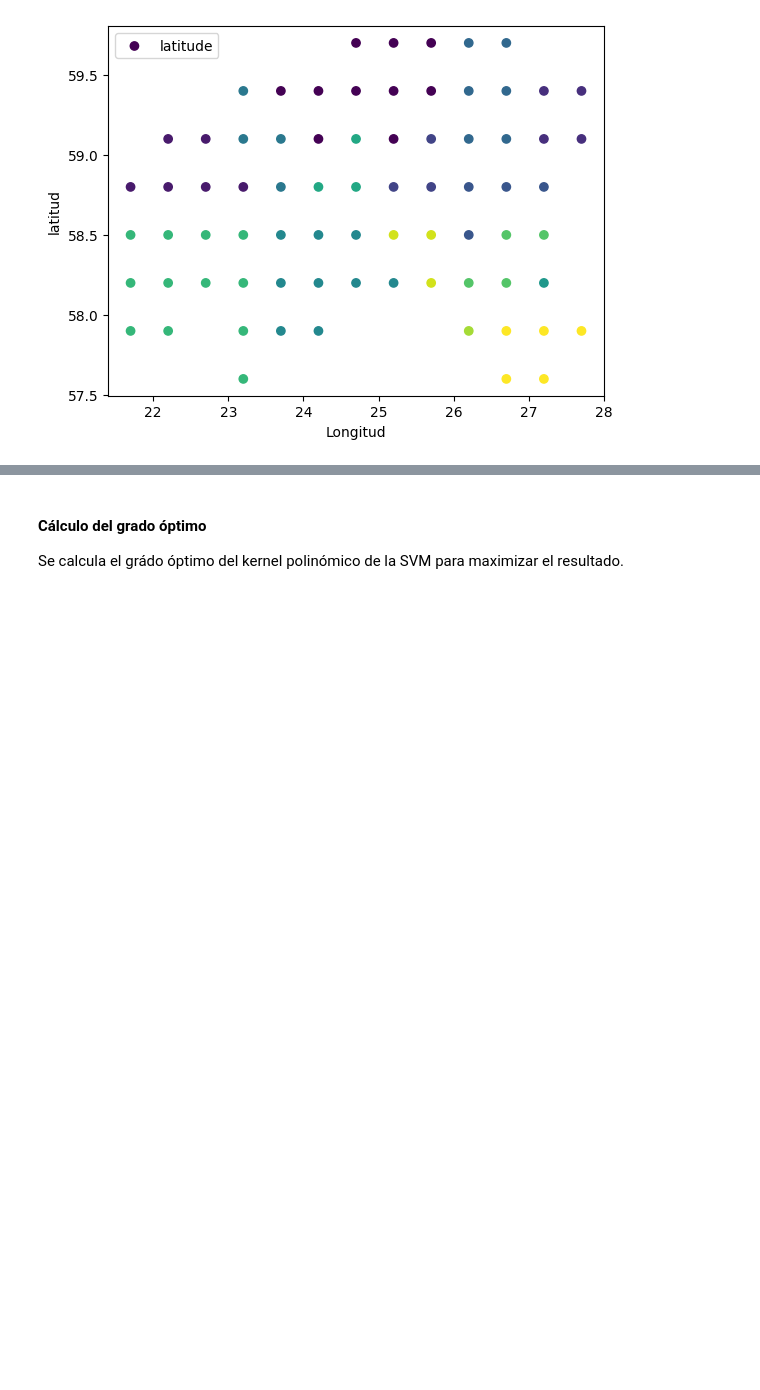
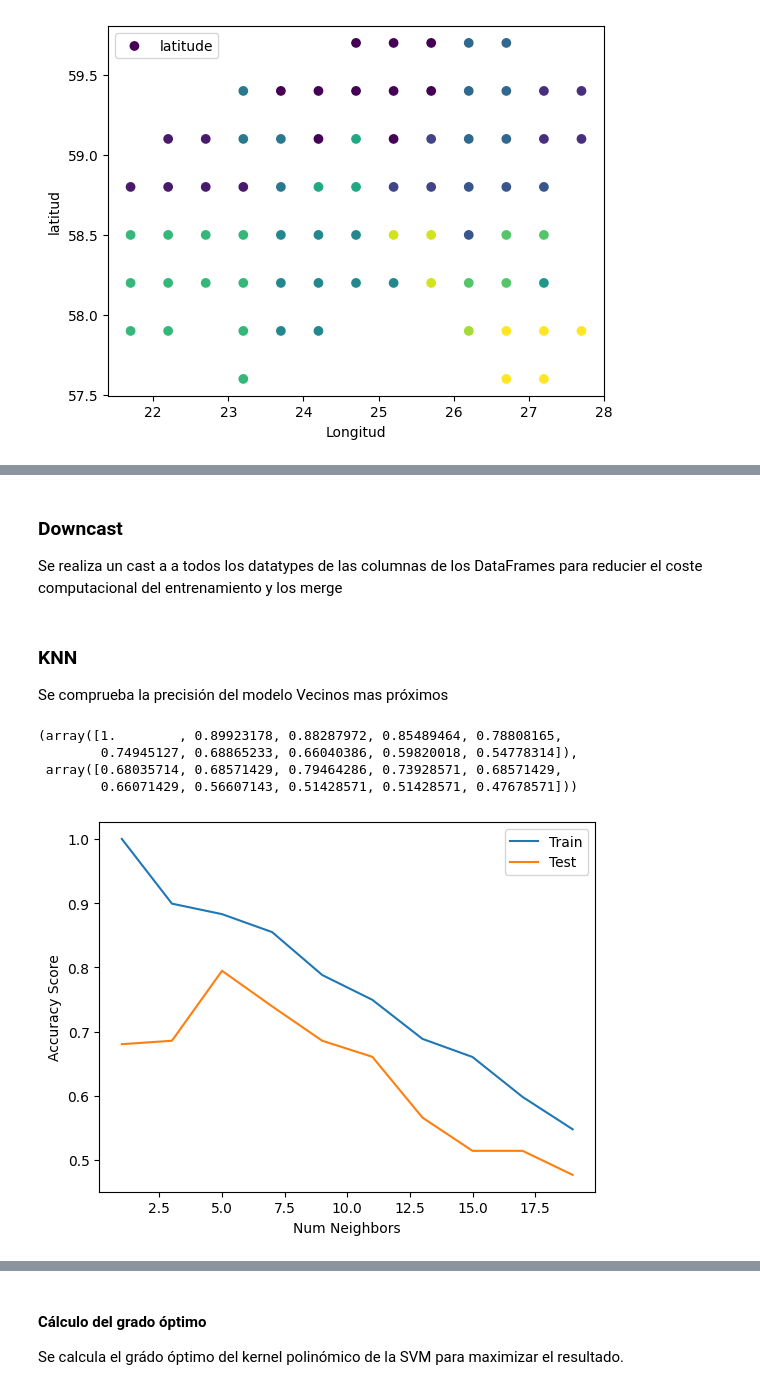
Before and after one commit to pabbuen/TFG-ProduccionElectrica, a Jupyter notebook: codigo/notebooks/preprocesamiento.ipynb, the cells around one changed output, grey strips where cells are left out. Drawn from its saved outputs; the diff is of its cells as text; code cells hidden in the pictures; blank space fills up the shorter version.

```diff
--- a/codigo/notebooks/preprocesamiento.ipynb
+++ b/codigo/notebooks/preprocesamiento.ipynb
@@ -193,3 +194,26 @@ class oculta_rbf:
                 2.0*(self.sigma**2)
             )
         )
+# %%
+class RBF_SVM:
+    def __init__(self, n_clusters:int, degree:int, scale=False):
+        self.oculta = oculta_rbf(n_clusters)
+        self.svm = SVC(kernel='poly', degree=degree)
+        self.scale=scale
+        self.scaler = MinMaxScaler()
+
+    def fit(self, X, y):
+        if self.scale:
+            X = self.scaler.fit_transform(X)
+        self.oculta.fit(X)
+        self.svm.fit(self.oculta.predict(X), y)
+
+    def predict(self, X):
+        if self.scale:
+            X = self.scaler.transform(X)
+        return self.svm.predict(self.oculta.predict(X))
+
+    def score(self, X, y):
+        if self.scale:
+            X = self.scaler.transform(X)
+        return self.svm.score(self.oculta.predict(X), y)
@@ -195,0 +336,5 @@ class oculta_rbf:
+# %% [markdown]
+### Downcast
+Se realiza un cast a a todos los datatypes de las columnas
+de los DataFrames para reducier el coste computacional del
+entrenamiento y los merge
@@ -195,0 +344,24 @@ class oculta_rbf:
+# %% [markdown]
+### KNN
+Se comprueba la precisión del modelo Vecinos mas próximos
+# %%
+train_scores, test_scores = get_scores(X, y, n_neighbors, KNeighborsClassifier)
+# %%
+train_scores, test_scores
+# %% [output]
+(array([1.        , 0.89923178, 0.88287972, 0.85489464, 0.78808165,
+        0.74945127, 0.68865233, 0.66040386, 0.59820018, 0.54778314]),
+ array([0.68035714, 0.68571429, 0.79464286, 0.73928571, 0.68571429,
+        0.66071429, 0.56607143, 0.51428571, 0.51428571, 0.47678571]))
+# %%
+plot_lines(
+    n_neighbors,
+    train_scores,
+    test_scores,
+    xlabel="Num Neighbors",
+    ylabel="Accuracy Score",
+    legend=True,
+    legend_labels=["Train", "Test"]
+)
+# %% [output]
+[figure, added]
```
Also changed, not shown: parts of 42 cells of this notebook.
